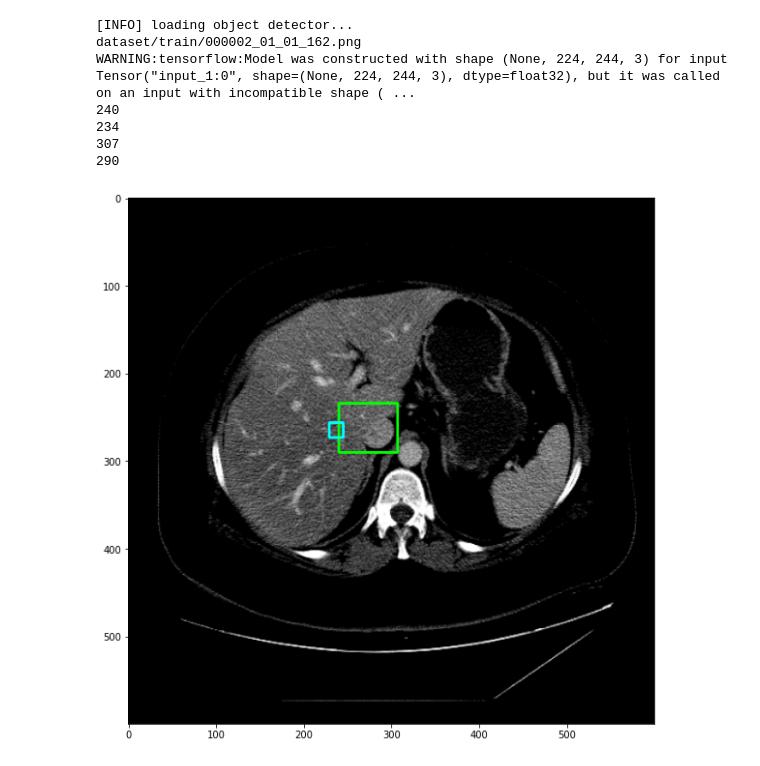
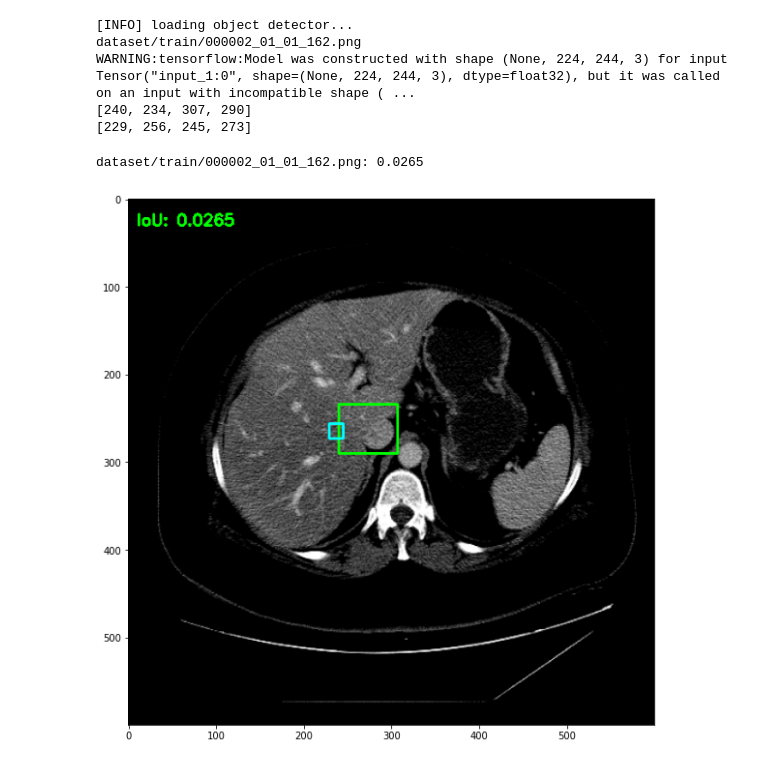
Before and after one commit to Fedeee9/LesionDetection, a Jupyter notebook: predict_bounding_box.ipynb, the cells around one changed output. Drawn from its saved outputs; the diff is of its cells as text; code cells hidden in the pictures.

```diff
--- a/predict_bounding_box.ipynb
+++ b/predict_bounding_box.ipynb
@@ -11,6 +11,29 @@ from tensorflow.keras.preprocessing.image import load_img, img_to_array
 
 %matplotlib inline
 from matplotlib import pyplot as plt
+# %%
+def bb_intersection_over_union(boxA, boxB):
+	# determine the (x, y)-coordinates of the intersection rectangle
+	xA = max(boxA[0], boxB[0])
+	yA = max(boxA[1], boxB[1])
+	xB = min(boxA[2], boxB[2])
+	yB = min(boxA[3], boxB[3])
+
+	# compute the area of intersection rectangle
+	interArea = max(0, xB - xA + 1) * max(0, yB - yA + 1)
+
+	# compute the area of both the prediction and ground-truth
+	# rectangles
+	boxAArea = (boxA[2] - boxA[0] + 1) * (boxA[3] - boxA[1] + 1)
+	boxBArea = (boxB[2] - boxB[0] + 1) * (boxB[3] - boxB[1] + 1)
+
+	# compute the intersection over union by taking the intersection
+	# area and dividing it by the sum of prediction + ground-truth
+	# areas - the interesection area
+	iou = interArea / float(boxAArea + boxBArea - interArea)
+
+	# return the intersection over union value
+	return iou
 # %%
 # Argument parser
 """ap = argparse.ArgumentParser()
@@ -20,6 +43,12 @@ args = vars(ap.parse_args())
 filetype = mimetypes.guess_type(args['input'])[0]
 imagePaths = [args['input']]"""
 imagePath = 'dataset/train/000002_01_01_162.png'
+
+# real
+realSX = 229
+realSY = 256
+realEX = 245
+realEY = 273
 
 # if the file type is a text file, then we need to process multiple images
 """if 'text/plain' == filetype:
@@ -59,31 +88,38 @@ startY = int(startY * w)
 endX = int(endX * h)
 endY = int(endY * w)
 
-print(startX)
-print(startY)
-print(endX)
-print(endY)
+boxA = [startX, startY, endX, endY]
+boxB = [realSX, realSY, realEX, realEY]
+
+print(boxA)
+print(boxB)
 
 # draw the predicted bounding box on the image
 im = cv2.rectangle(image, (startX, startY), (endX, endY), (0, 255, 0), 2)
+# draw the real bounding box on the image
 im = cv2.rectangle(im, (229, 256), (245, 273), (0, 255, 255), 2)
+
+# compute the intersection over union and display it
+iou = bb_intersection_over_union(boxA, boxB)
 # %% [output]
 [INFO] loading object detector...
 dataset/train/000002_01_01_162.png
 WARNING:tensorflow:Model was constructed with shape (None, 224, 244, 3) for input Tensor("input_1:0", shape=(None, 224, 244, 3), dtype=float32), but it was called on an input with incompatible shape ( ...
-240
-234
-307
-290
+[240, 234, 307, 290]
+[229, 256, 245, 273]
 # %%
+cv2.putText(image, "IoU: {:.4f}".format(iou), (10, 30), cv2.FONT_HERSHEY_SIMPLEX, 0.6, (0, 255, 0), 2)
+print("{}: {:.4f}".format(imagePath, iou))
+
 # show the outputs image
 #cv2.imshow('Output', im)
 #cv2.waitKey()
 #cv2.destroyWindow('Output') #make sure window closes cleanly
 
 #Show the image with matplotlib
 plt.figure(figsize=(10,10))
 plt.imshow(im)
 plt.show()
 # %% [output]
+dataset/train/000002_01_01_162.png: 0.0265
-[figure, old version]
+[figure, new version]
```
Also changed, not shown: 3 other files.
